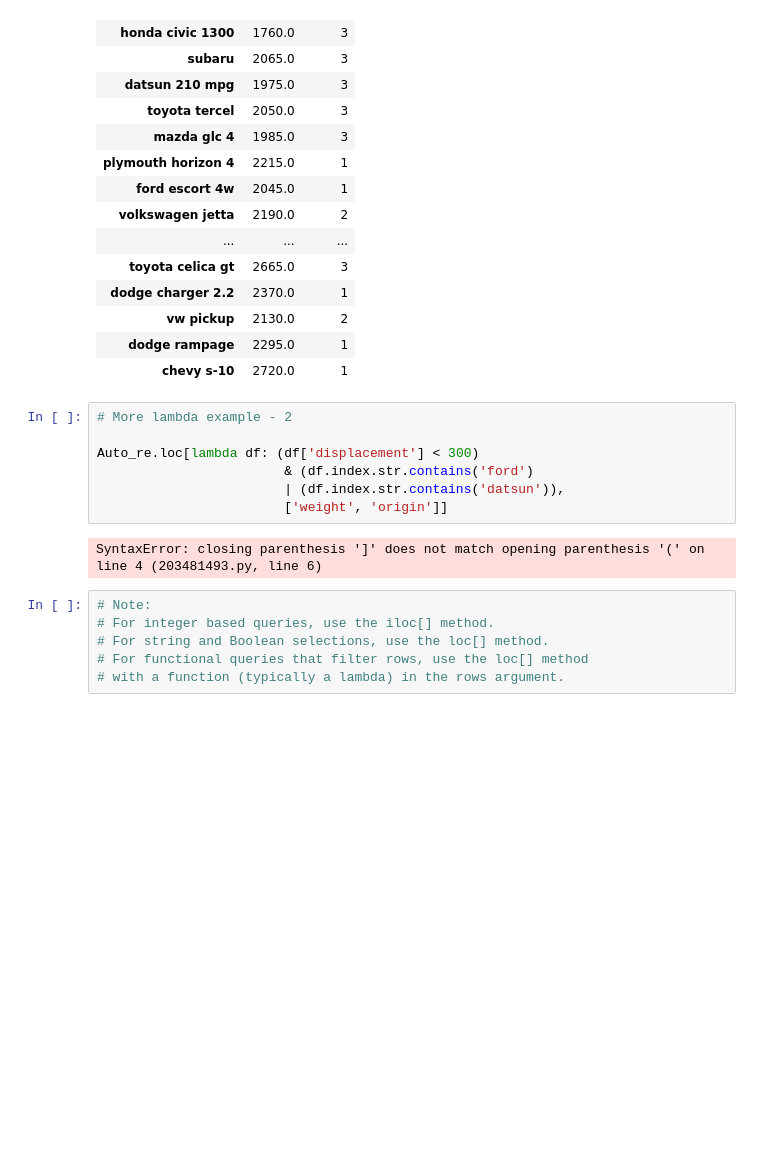
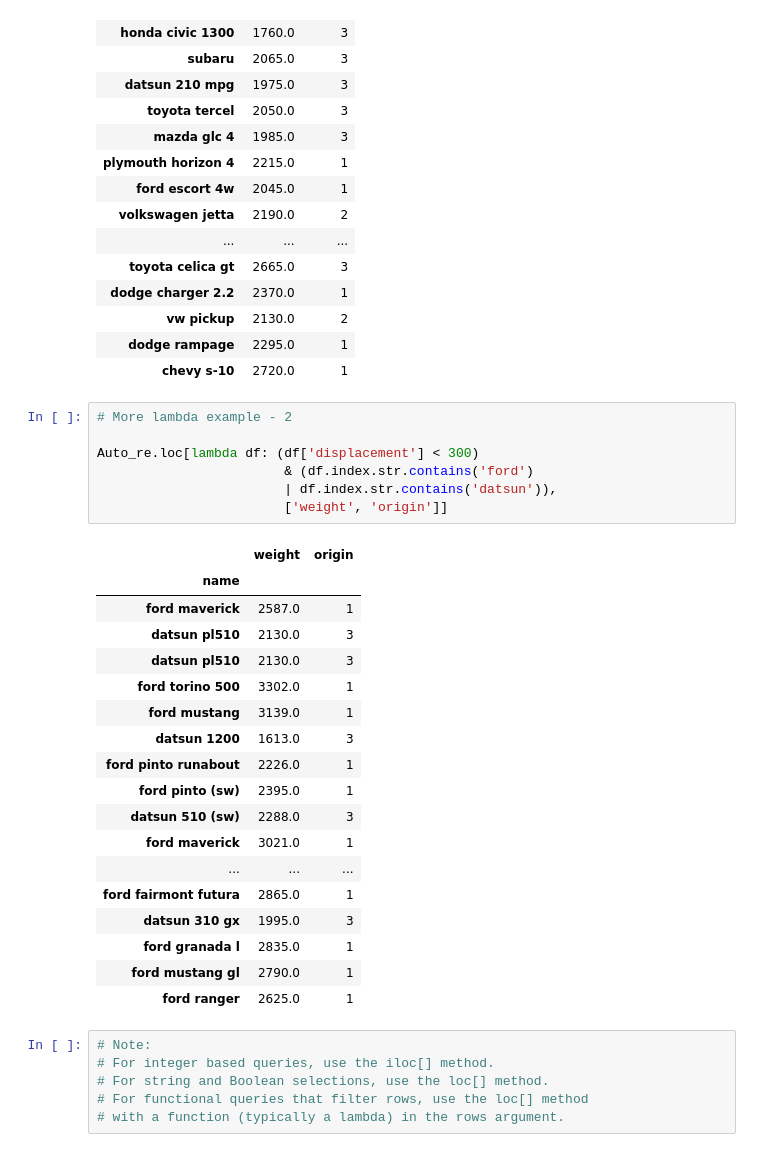
Before and after one commit to samuelyk/isl-python, a Jupyter notebook: ch_2.3/ch.2.3.7.ipynb, the cells around one changed output. Drawn from its saved outputs; the diff is of its cells as text; blank space fills up the shorter version.

```diff
--- a/ch_2.3/ch.2.3.7.ipynb
+++ b/ch_2.3/ch.2.3.7.ipynb
@@ -478,12 +478,29 @@ Auto_re.loc[lambda df: (df['year'] > 80) & (df['mpg'] > 30),
 # %%
 # More lambda example - 2
 
 Auto_re.loc[lambda df: (df['displacement'] < 300)
                         & (df.index.str.contains('ford')
-                        | (df.index.str.contains('datsun')),
+                        | df.index.str.contains('datsun')),
                         ['weight', 'origin']]
 # %% [output]
-SyntaxError: closing parenthesis ']' does not match opening parenthesis '(' on line 4 (203481493.py, line 6)
+|  | weight | origin |
+| name |  |  |
+| ford maverick | 2587.0 | 1 |
+| datsun pl510 | 2130.0 | 3 |
+| datsun pl510 | 2130.0 | 3 |
+| ford torino 500 | 3302.0 | 1 |
+| ford mustang | 3139.0 | 1 |
+| datsun 1200 | 1613.0 | 3 |
+| ford pinto runabout | 2226.0 | 1 |
+| ford pinto (sw) | 2395.0 | 1 |
+| datsun 510 (sw) | 2288.0 | 3 |
+| ford maverick | 3021.0 | 1 |
+| ... | ... | ... |
+| ford fairmont futura | 2865.0 | 1 |
+| datsun 310 gx | 1995.0 | 3 |
+| ford granada l | 2835.0 | 1 |
+| ford mustang gl | 2790.0 | 1 |
+| ford ranger | 2625.0 | 1 |
 # %%
 # Note:
 # For integer based queries, use the iloc[] method.
```
